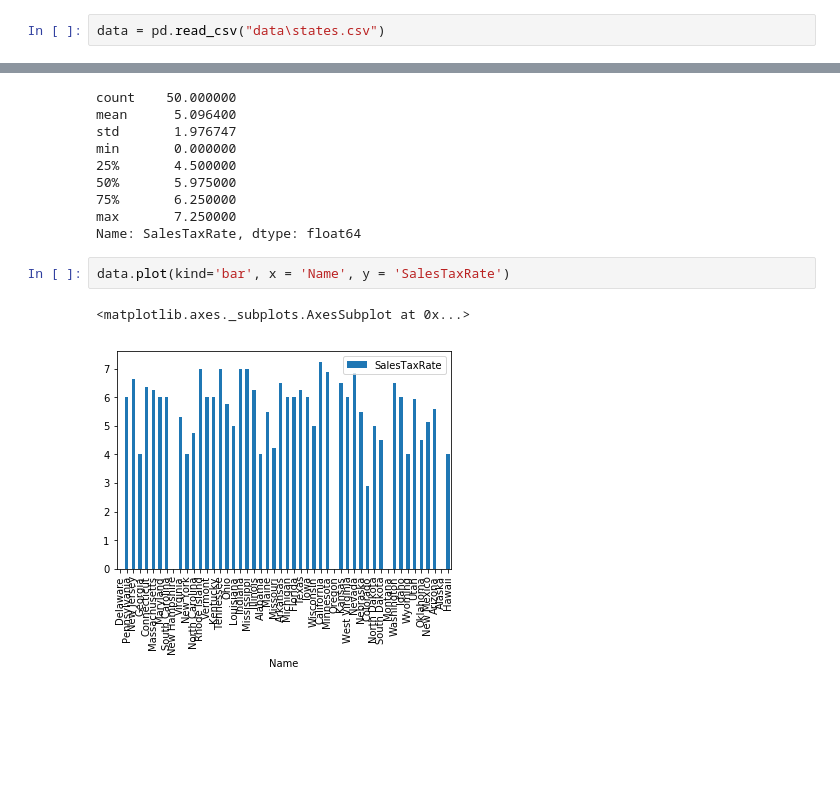
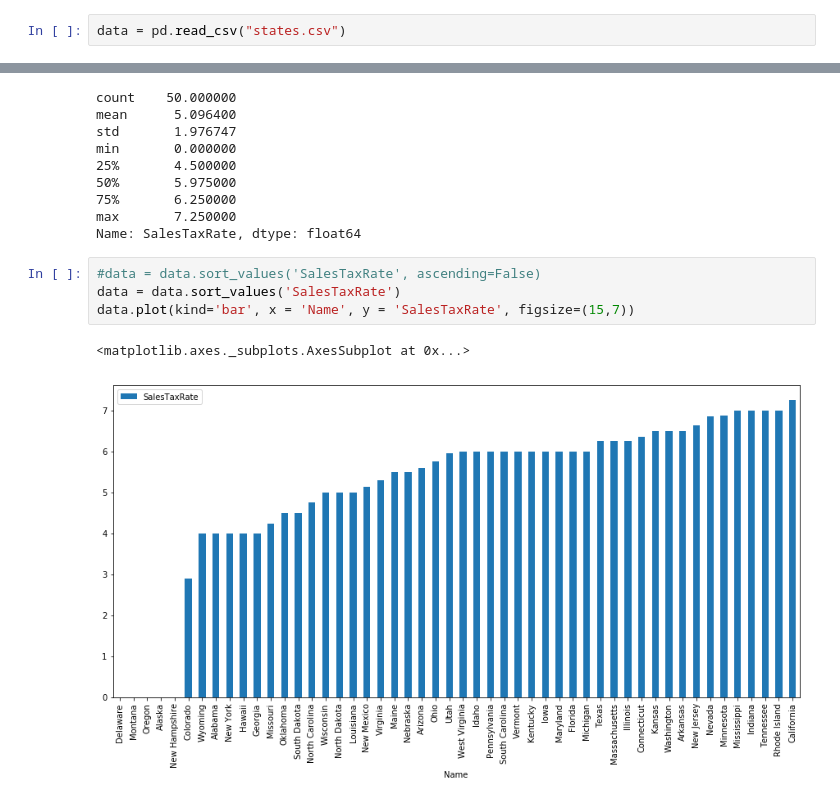
Before and after one commit to cwilmire/jupyternb, a Jupyter notebook: statebudgets/states.ipynb, the cells around one changed output, grey strips where cells are left out. Saved outputs shown, nothing was run; the diff lists cells and outputs as text; blank space fills up the shorter version.

```diff
--- a/statebudgets/states.ipynb
+++ b/statebudgets/states.ipynb
@@ -4,7 +4,7 @@ import os
 import numpy as np
 import matplotlib.pyplot as plt
 # %%
-data = pd.read_csv("data\states.csv")
+data = pd.read_csv("states.csv")
 # %%
 print(type(data))
 # %% [output]
@@ -90,7 +90,9 @@ min       0.000000
 max       7.250000
 Name: SalesTaxRate, dtype: float64
 # %%
-data.plot(kind='bar', x = 'Name', y = 'SalesTaxRate')
+#data = data.sort_values('SalesTaxRate', ascending=False)
+data = data.sort_values('SalesTaxRate')
+data.plot(kind='bar', x = 'Name', y = 'SalesTaxRate', figsize=(15,7))
 # %% [output]
 <matplotlib.axes._subplots.AxesSubplot at 0x...>
-[figure, old version]
+[figure, new version]
```
Also changed, not shown: 2 other files.
